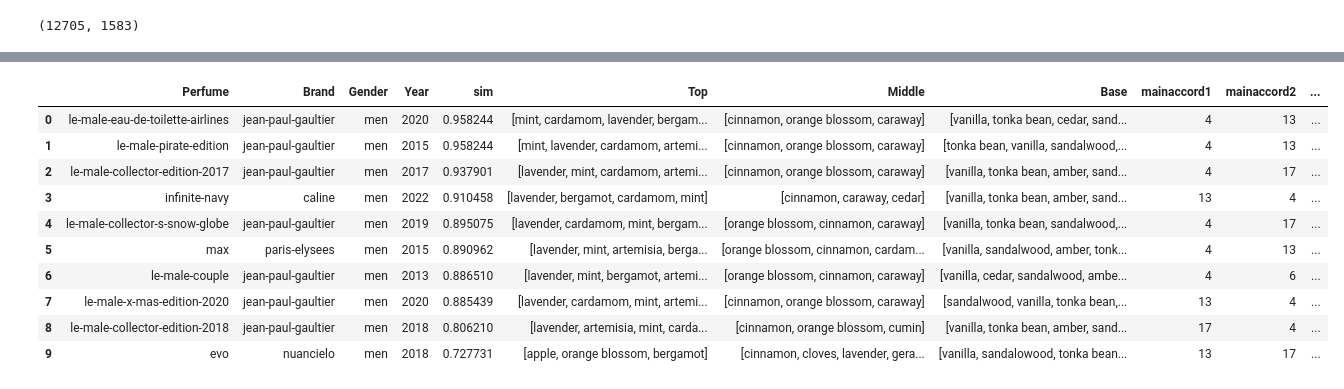
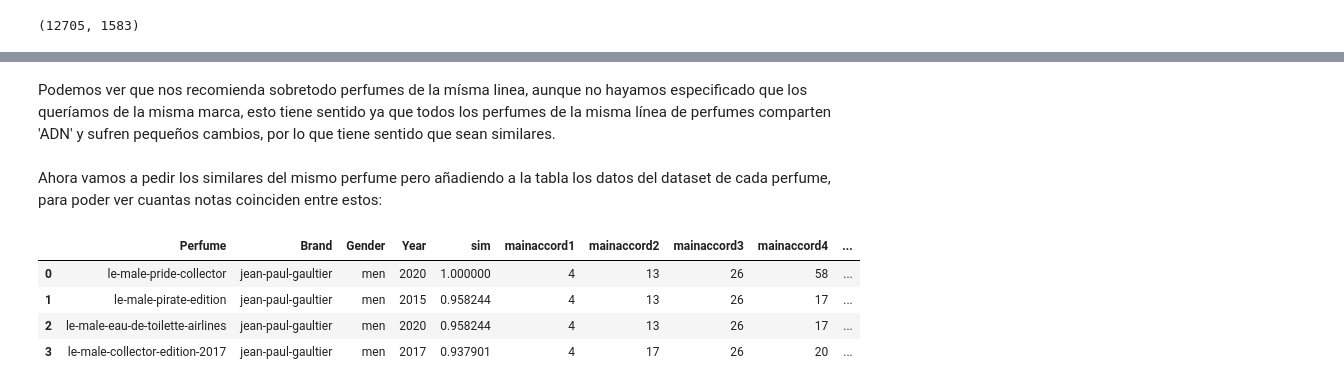
Before and after one commit to javierbernallou/recomendador_de_perfumes, a Jupyter notebook: Eda03.ipynb, the cells around one changed output, grey strips where cells are left out. Drawn from its saved outputs; the diff is of its cells as text; code cells hidden in the pictures.

Commit message:
Cambios finales, redacción jupyter y corrección leve de codigo

```diff
--- a/Eda03.ipynb
+++ b/Eda03.ipynb
@@ -221,6 +297,5 @@ accord_to_idx = {a: i for i, a in enumerate(accord_vocab)}
 # %%
-#Ejemplo de pesos(relevancia) por acordes
-ACCORD_WEIGHTS = {
+MAIN_WEIGHTS = {
     1: 1.0,
     2: 0.8,
     3: 0.8,
@@ -230,5 +307,5 @@ ACCORD_WEIGHTS = {
 # %%
-def build_accord_vector(row, accord_to_idx, weights):
+def aplicar_pesos_main(row, accord_to_idx, weights):
     vec = np.zeros(len(accord_to_idx))
 
     for i, col in enumerate(accord_cols, start=1):
@@ -240,7 +317,7 @@ def build_accord_vector(row, accord_to_idx, weights):
 # %%
 X_accords = np.vstack(
     df.apply(
-        lambda row: build_accord_vector(row, accord_to_idx, ACCORD_WEIGHTS),
+        lambda row: aplicar_pesos_main(row, accord_to_idx, MAIN_WEIGHTS),
         axis=1
     )
 )
@@ -262,33 +343,33 @@ print(X_total.shape)
 # %%
-from sklearn.preprocessing import Normalizer
-
-normalizer = Normalizer(norm='l2')
+normalizer = Normalizer(norm='l2')#Aplicamos la noralización L2 a la matriz X_total
 X = normalizer.fit_transform(X_total)
 
+#Creamos un diccionario para guardar los nombres de cada perfume y su índice
 name_to_idx = pd.Series(df.index.values, index=df["Perfume"].astype(str)).to_dict()
 
 def topn_similarities(perfume_name, topn= 10, filtrar_genero = None, misma_marca = None):
     if perfume_name not in name_to_idx:
         raise ValueError(f"Perfume '{perfume_name}' no encontrado en el dataset.")
 
-    i = name_to_idx[perfume_name]
-    q = X[i].reshape(1, -1)
+    i = name_to_idx[perfume_name]#Buscamos el índice del perfume en el diccionario
+    q = X[i].reshape(1, -1)#Hacemos el vector de consulta
 
-    sims = cosine_similarity(q, X).ravel()
-    sims[i] = -1.0  # excluir el mismo perfume
+    sims = cosine_similarity(q, X).ravel()#Calculamos las similitudes coseno entre el vector de consulta y todos los vectores
+    #sims[i] = -1.0  # Excluimos el mismo perfume
 
-    mask = np.ones(len(df), dtype=bool)
+    mask = np.ones(len(df), dtype=bool)#Máscara para poder filtrar por los géneros definidos
 
     if filtrar_genero is not None:
         # ejemplo: filtrar_genero = ["men", "unisex"]
         mask &= df["Gender"].isin(filtrar_genero).values
 
+
     if misma_marca is True:
-        mask &= (df["Brand"].values == df.loc[i, "Brand"])
+        mask &= (df["Brand"].values == df.loc[i, "Brand"])#Busca solo perfumes de la misma marca
     elif isinstance(misma_marca, str):
         mask &= (df["Brand"].values == misma_marca)
 
-    # aplica máscara
+    # aplica máscara para obtener los indices validos y sus similitudes
     valid_idx = np.where(mask)[0]
     valid_sims = sims[valid_idx]
 
@@ -320,18 +403,15 @@ topn_similarities("le-male-pride-collector", topn=10, filtrar_genero=["men","uni
+# %% [markdown]
+Podemos ver que nos recomienda sobretodo perfumes de la mísma linea, aunque no hayamos especificado que los queríamos de la misma marca, esto tiene sentido ya que todos los perfumes de la misma línea de perfumes comparten 'ADN' y sufren pequeños cambios, por lo que tiene sentido que sean similares.
+# %% [markdown]
+Ahora vamos a pedir los similares del mismo perfume pero añadiendo a la tabla los datos del dataset de cada perfume, para poder ver cuantas notas coinciden entre estos:
 # %%
-q = "le-male-pride-collector"
-rec = topn_similarities(q, topn=10)
-df[df["Perfume"].eq(q)][["Perfume","Brand","Top","Middle","Base","mainaccord1","mainaccord2","mainaccord3","mainaccord4","mainaccord5"]]
-rec.merge(df[["Perfume","Brand","Top","Middle","Base","mainaccord1","mainaccord2","mainaccord3","mainaccord4","mainaccord5"]],
+rec = topn_similarities("le-male-pride-collector", topn=4)
+df[df["Perfume"].eq("le-male-pride-collector")][["Perfume","Brand","Top","Middle","Base","mainaccord1","mainaccord2","mainaccord3","mainaccord4","mainaccord5"]]
+rec.merge(df[["Perfume","Brand","mainaccord1","mainaccord2","mainaccord3","mainaccord4","mainaccord5"]],
           on=["Perfume","Brand"], how="left")
 # %% [output]
-|  | Perfume | Brand | Gender | Year | sim | Top | Middle | Base | mainaccord1 | mainaccord2 | ... |
-| 0 | le-male-eau-de-toilette-airlines | jean-paul-gaultier | men | 2020 | 0.958244 | [mint, cardamom, lavender, bergam... | [cinnamon, orange blossom, caraway] | [vanilla, tonka bean, cedar, sand... | 4 | 13 | ... |
-| 1 | le-male-pirate-edition | jean-paul-gaultier | men | 2015 | 0.958244 | [mint, lavender, cardamom, artemi... | [cinnamon, orange blossom, caraway] | [tonka bean, vanilla, sandalwood,... | 4 | 13 | ... |
-| 2 | le-male-collector-edition-2017 | jean-paul-gaultier | men | 2017 | 0.937901 | [lavender, mint, cardamom, artemi... | [cinnamon, orange blossom, caraway] | [vanilla, tonka bean, amber, sand... | 4 | 17 | ... |
-| 3 | infinite-navy | caline | men | 2022 | 0.910458 | [lavender, bergamot, cardamom, mint] | [cinnamon, caraway, cedar] | [vanilla, tonka bean, amber, sand... | 13 | 4 | ... |
-| 4 | le-male-collector-s-snow-globe | jean-paul-gaultier | men | 2019 | 0.895075 | [lavender, cardamom, mint, bergam... | [orange blossom, cinnamon, caraway] | [vanilla, tonka bean, sandalwood,... | 4 | 17 | ... |
-| 5 | max | paris-elysees | men | 2015 | 0.890962 | [lavender, mint, artemisia, berga... | [orange blossom, cinnamon, cardam... | [vanilla, sandalwood, amber, tonk... | 4 | 13 | ... |
-| 6 | le-male-couple | jean-paul-gaultier | men | 2013 | 0.886510 | [lavender, mint, bergamot, artemi... | [orange blossom, cinnamon, caraway] | [vanilla, cedar, sandalwood, ambe... | 4 | 6 | ... |
-| 7 | le-male-x-mas-edition-2020 | jean-paul-gaultier | men | 2020 | 0.885439 | [lavender, cardamom, mint, artemi... | [cinnamon, orange blossom, caraway] | [sandalwood, vanilla, tonka bean,... | 13 | 4 | ... |
-| 8 | le-male-collector-edition-2018 | jean-paul-gaultier | men | 2018 | 0.806210 | [lavender, artemisia, mint, carda... | [cinnamon, orange blossom, cumin] | [vanilla, tonka bean, amber, sand... | 17 | 4 | ... |
-| 9 | evo | nuancielo | men | 2018 | 0.727731 | [apple, orange blossom, bergamot] | [cinnamon, cloves, lavender, gera... | [vanilla, sandalowood, tonka bean... | 13 | 17 | ... |
+|  | Perfume | Brand | Gender | Year | sim | mainaccord1 | mainaccord2 | mainaccord3 | mainaccord4 | ... |
+| 0 | le-male-pride-collector | jean-paul-gaultier | men | 2020 | 1.000000 | 4 | 13 | 26 | 58 | ... |
+| 1 | le-male-pirate-edition | jean-paul-gaultier | men | 2015 | 0.958244 | 4 | 13 | 26 | 17 | ... |
+| 2 | le-male-eau-de-toilette-airlines | jean-paul-gaultier | men | 2020 | 0.958244 | 4 | 13 | 26 | 17 | ... |
+| 3 | le-male-collector-edition-2017 | jean-paul-gaultier | men | 2017 | 0.937901 | 4 | 17 | 26 | 20 | ... |
```
Also changed, not shown: parts of 49 cells of this notebook, 3 other files.
